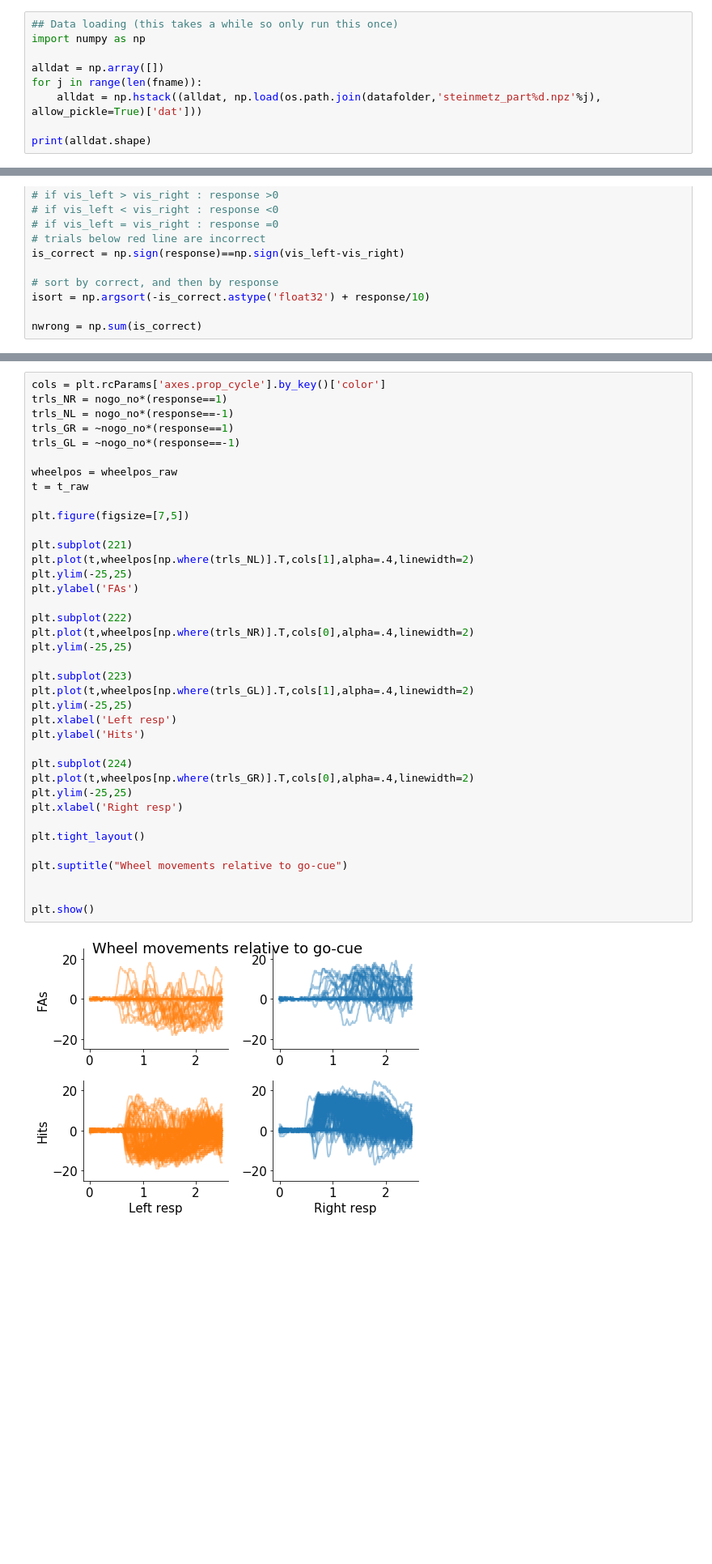
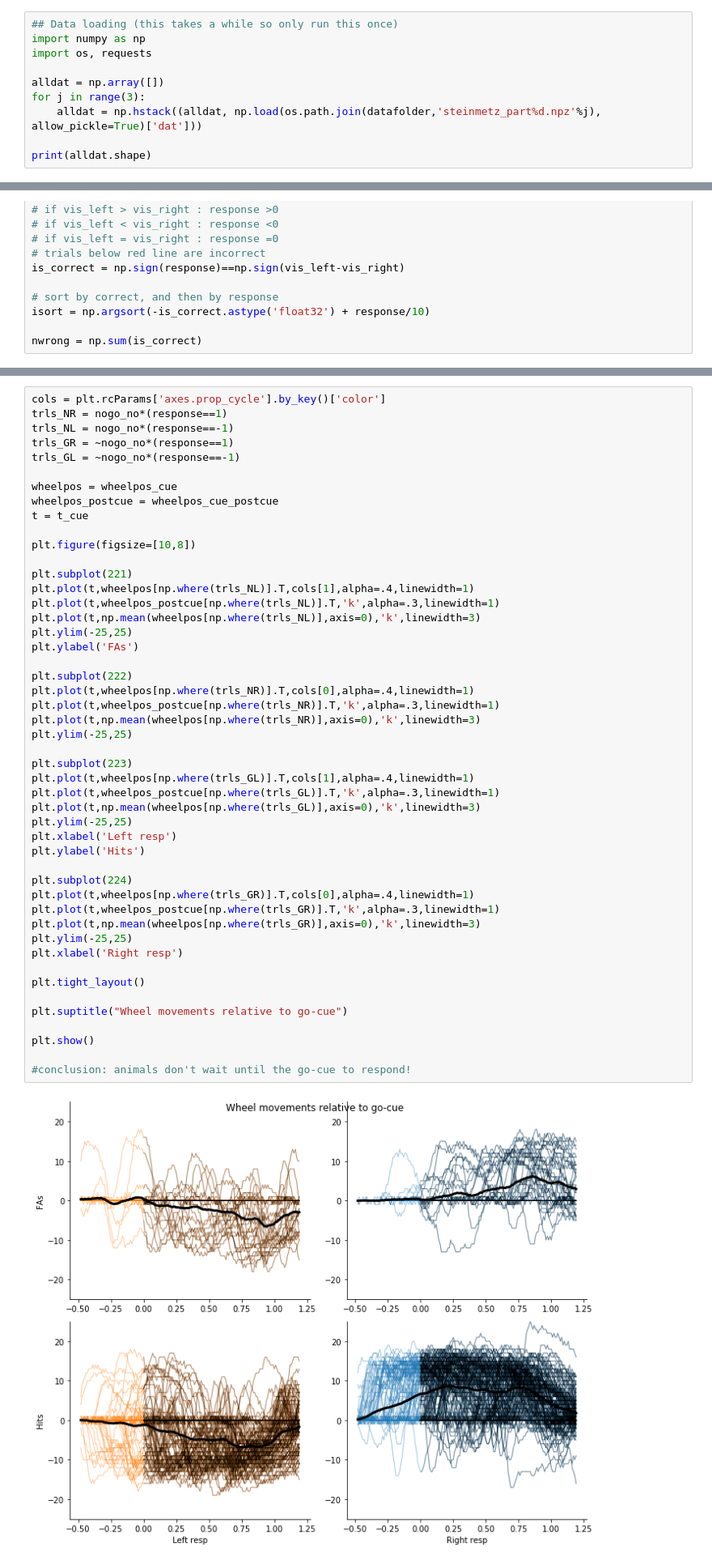
Before and after one commit to KceniaB/NMA_project, a Jupyter notebook: sam/Steinmetz_example_playground.ipynb, the cells around one changed output, grey strips where cells are left out. Shown at 81% size. Saved outputs shown, nothing was run; the diff lists cells and outputs as text; blank space fills up the shorter version.

```diff
--- a/sam/Steinmetz_example_playground.ipynb
+++ b/sam/Steinmetz_example_playground.ipynb
@@ -5,9 +5,10 @@ datafolder = 'Data/steinmetz_sampledata' #point to folder where you've saved the
 # %%
 ## Data loading (this takes a while so only run this once)
 import numpy as np
+import os, requests
 
 alldat = np.array([])
-for j in range(len(fname)):
+for j in range(3):
     alldat = np.hstack((alldat, np.load(os.path.join(datafolder,'steinmetz_part%d.npz'%j), allow_pickle=True)['dat']))
 
 print(alldat.shape)
@@ -215,42 +240,52 @@ print(t_raw.shape)
 cols = plt.rcParams['axes.prop_cycle'].by_key()['color']
 trls_NR = nogo_no*(response==1)
 trls_NL = nogo_no*(response==-1)
 trls_GR = ~nogo_no*(response==1)
 trls_GL = ~nogo_no*(response==-1)
 
-wheelpos = wheelpos_raw
-t = t_raw
+wheelpos = wheelpos_cue
+wheelpos_postcue = wheelpos_cue_postcue
+t = t_cue
 
-plt.figure(figsize=[7,5])
+plt.figure(figsize=[10,8])
 
 plt.subplot(221)
-plt.plot(t,wheelpos[np.where(trls_NL)].T,cols[1],alpha=.4,linewidth=2)
+plt.plot(t,wheelpos[np.where(trls_NL)].T,cols[1],alpha=.4,linewidth=1)
+plt.plot(t,wheelpos_postcue[np.where(trls_NL)].T,'k',alpha=.3,linewidth=1)
+plt.plot(t,np.mean(wheelpos[np.where(trls_NL)],axis=0),'k',linewidth=3)
 plt.ylim(-25,25)
 plt.ylabel('FAs')
 
 plt.subplot(222)
-plt.plot(t,wheelpos[np.where(trls_NR)].T,cols[0],alpha=.4,linewidth=2)
+plt.plot(t,wheelpos[np.where(trls_NR)].T,cols[0],alpha=.4,linewidth=1)
+plt.plot(t,wheelpos_postcue[np.where(trls_NR)].T,'k',alpha=.3,linewidth=1)
+plt.plot(t,np.mean(wheelpos[np.where(trls_NR)],axis=0),'k',linewidth=3)
 plt.ylim(-25,25)
 
 plt.subplot(223)
-plt.plot(t,wheelpos[np.where(trls_GL)].T,cols[1],alpha=.4,linewidth=2)
+plt.plot(t,wheelpos[np.where(trls_GL)].T,cols[1],alpha=.4,linewidth=1)
+plt.plot(t,wheelpos_postcue[np.where(trls_GL)].T,'k',alpha=.3,linewidth=1)
+plt.plot(t,np.mean(wheelpos[np.where(trls_GL)],axis=0),'k',linewidth=3)
 plt.ylim(-25,25)
 plt.xlabel('Left resp')
 plt.ylabel('Hits')
 
 plt.subplot(224)
-plt.plot(t,wheelpos[np.where(trls_GR)].T,cols[0],alpha=.4,linewidth=2)
+plt.plot(t,wheelpos[np.where(trls_GR)].T,cols[0],alpha=.4,linewidth=1)
+plt.plot(t,wheelpos_postcue[np.where(trls_GR)].T,'k',alpha=.3,linewidth=1)
+plt.plot(t,np.mean(wheelpos[np.where(trls_GR)],axis=0),'k',linewidth=3)
 plt.ylim(-25,25)
 plt.xlabel('Right resp')
 
 plt.tight_layout()
 
 plt.suptitle("Wheel movements relative to go-cue")
 
+plt.show()
 
-plt.show()
+#conclusion: animals don't wait until the go-cue to respond!
 # %% [output]
-[figure, old version]
+[figure, new version]
 # %%
 #'Change of Mind' (com) trials are those where the mean direction of initial movement was in wrong direction
 # we define this over the window 'init_win', relative to the go cue
```
Also changed, not shown: parts of 10 cells of this notebook.
